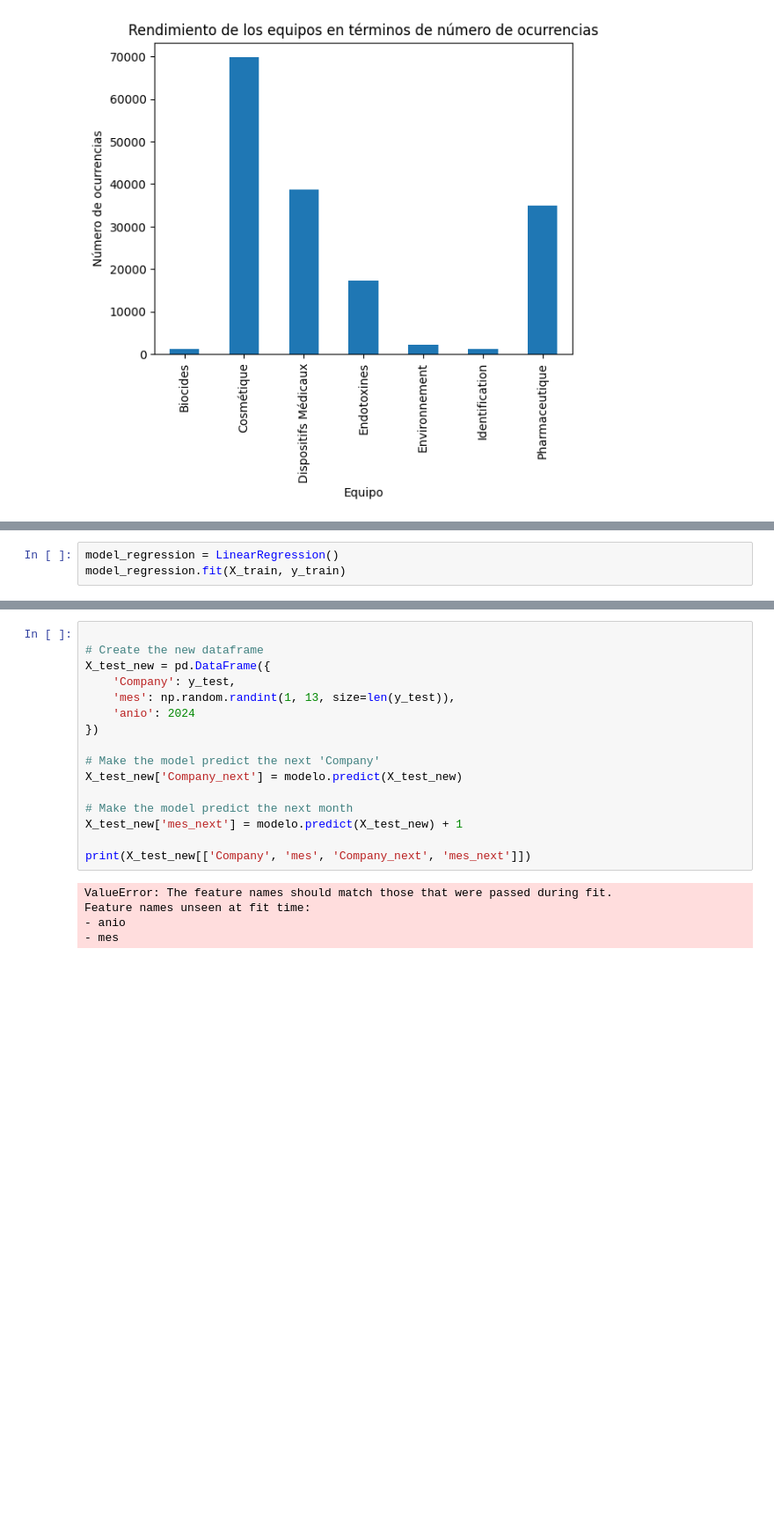
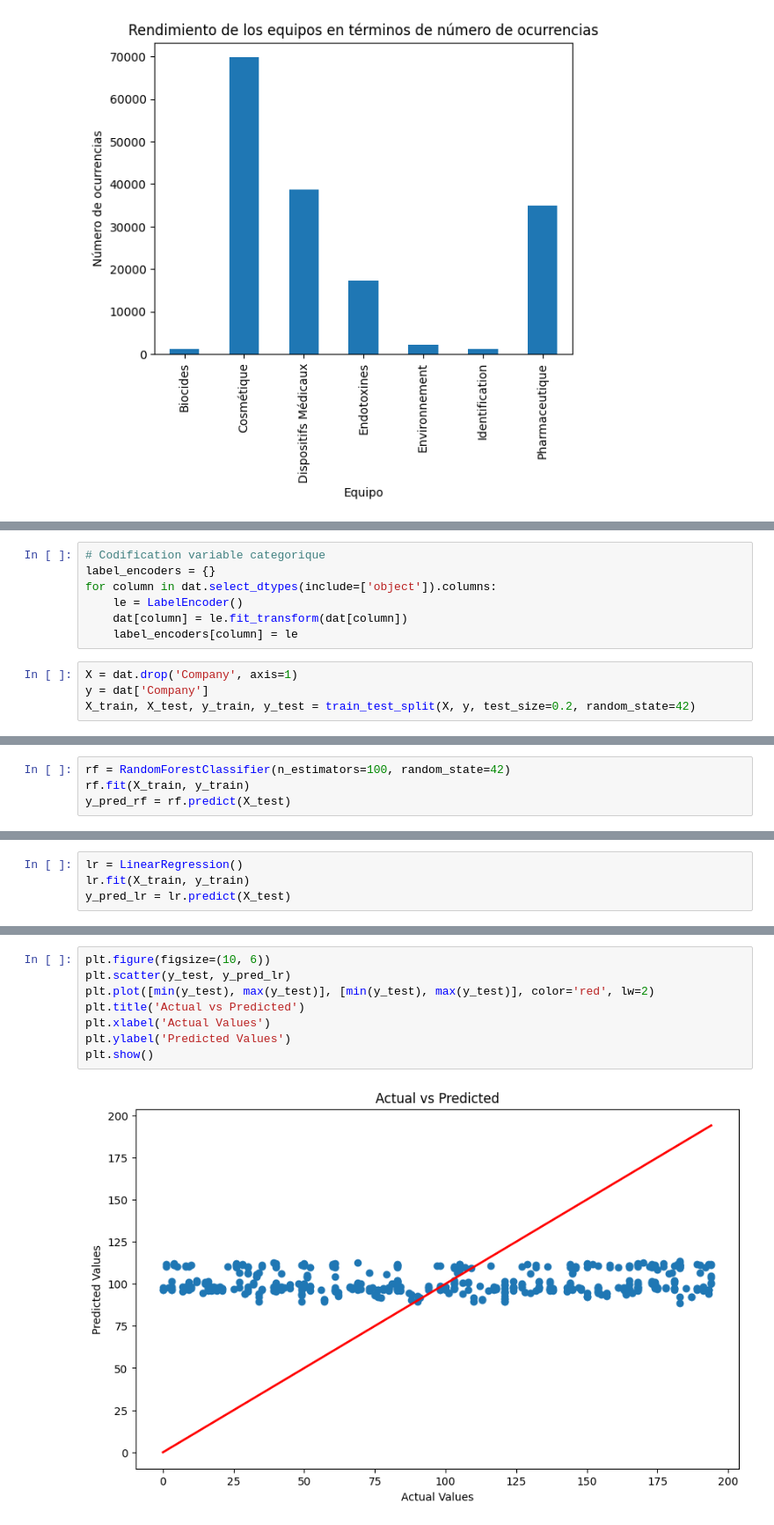
Before and after one commit to CARDONAJOSE/Data-engineer, a Jupyter notebook: analisiskey.ipynb, the cells around one changed output, grey strips where cells are left out. Shown: that part at 88% size. Saved outputs shown, nothing was run; the diff lists cells and outputs as text; blank space fills up the shorter version.

```diff
--- a/analisiskey.ipynb
+++ b/analisiskey.ipynb
@@ -231,0 +184,11 @@ Accuracy: 0.8726899383983573
+# %%
+# Codification variable categorique
+label_encoders = {}
+for column in dat.select_dtypes(include=['object']).columns:
+    le = LabelEncoder()
+    dat[column] = le.fit_transform(dat[column])
+    label_encoders[column] = le
+# %%
+X = dat.drop('Company', axis=1)
+y = dat['Company']
+X_train, X_test, y_train, y_test = train_test_split(X, y, test_size=0.2, random_state=42)
@@ -231,0 +197,4 @@ Accuracy: 0.8726899383983573
+# %%
+rf = RandomForestClassifier(n_estimators=100, random_state=42)
+rf.fit(X_train, y_train)
+y_pred_rf = rf.predict(X_test)
@@ -232,3 +227,4 @@ Accuracy: 0.8726899383983573
 # %%
-model_regression = LinearRegression()
-model_regression.fit(X_train, y_train)
+lr = LinearRegression()
+lr.fit(X_train, y_train)
+y_pred_lr = lr.predict(X_test)
@@ -379,24 +242,13 @@ Feature names unseen at fit time:
-# %%
-
-# Create the new dataframe
-X_test_new = pd.DataFrame({
-    'Company': y_test,
-    'mes': np.random.randint(1, 13, size=len(y_test)),
-    'anio': 2024
-})
-
-# Make the model predict the next 'Company'
-X_test_new['Company_next'] = modelo.predict(X_test_new)
-
-# Make the model predict the next month
-X_test_new['mes_next'] = modelo.predict(X_test_new) + 1
-
-print(X_test_new[['Company', 'mes', 'Company_next', 'mes_next']])
-# %% [output]
-ValueError: The feature names should match those that were passed during fit.
-Feature names unseen at fit time:
-- anio
-- mes
+# %%
+plt.figure(figsize=(10, 6))
+plt.scatter(y_test, y_pred_lr)
+plt.plot([min(y_test), max(y_test)], [min(y_test), max(y_test)], color='red', lw=2)
+plt.title('Actual vs Predicted')
+plt.xlabel('Actual Values')
+plt.ylabel('Predicted Values')
+plt.show()
+# %% [output]
+[figure, added]
 # %% [markdown]
 ## Conclusion
 
```
Also changed, not shown: parts of 20 cells of this notebook.
